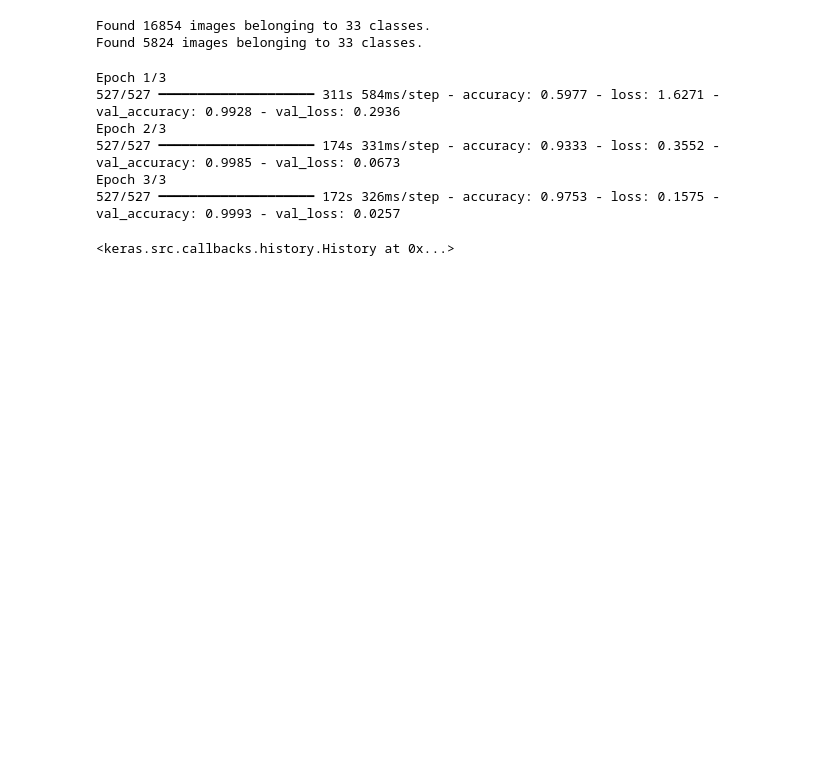
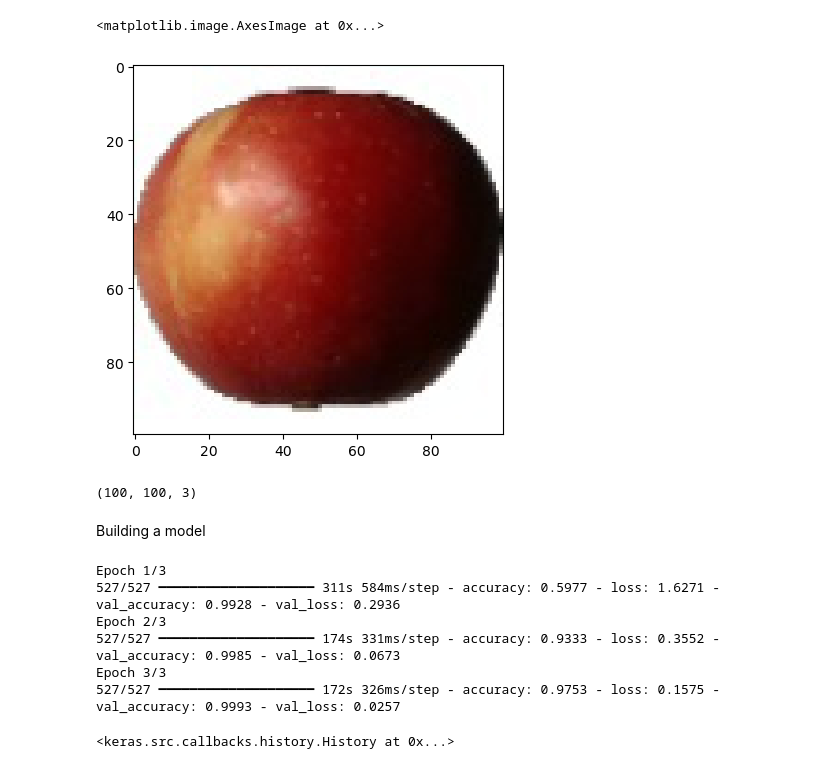
Before and after one commit to J4QK2/FruitClassifier, a Jupyter notebook: FruitsClassifier.ipynb, the cells around one changed output. Drawn from its saved outputs; the diff is of its cells as text; code cells hidden in the pictures; blank space fills up the shorter version.

```diff
--- a/FruitsClassifier.ipynb
+++ b/FruitsClassifier.ipynb
@@ -7,27 +13,20 @@ from tensorflow.keras.preprocessing.image import ImageDataGenerator
 # %%
-img_width = (224, 224)
-batch_size = 32
+batch_size = 64
 
-datagen = ImageDataGenerator(rescale=1./255)
+train_data = "C:/Users/J4qk/Desktop/work/DataScience/IntelligentSystems/Classification/FruitClassifier/dataset/train/train/"
 
-train_data = datagen.flow_from_directory(
-    'dataset/train/train',
-    target_size = img_width,
-    batch_size = batch_size,
-    class_mode = "categorical"
-)
-
-val_data = datagen.flow_from_directory(
-    'dataset/val',
-    target_size = img_width,
-    batch_size = batch_size,
-    class_mode = "categorical"
-)
+test_data = "C:/Users/J4qk/Desktop/work/DataScience/IntelligentSystems/Classification/FruitClassifier/dataset/test/test/"
-# %% [output]
-Found 16854 images belonging to 33 classes.
-Found 5824 images belonging to 33 classes.
+# %%
+img = load_img(train_data + "/Apple Braeburn/Apple Braeburn_10.jpg")
+plt.imshow(img)
+# %% [output]
+<matplotlib.image.AxesImage at 0x...>
+[figure, added]
 # %%
-from tensorflow.keras.applications import MobileNetV2
-from tensorflow.keras import models, layers
-from tensorflow.keras.optimizers import Adam
+imgA = img_to_array(img)
+print(imgA.shape)
+# %% [output]
+(100, 100, 3)
+# %% [markdown]
+Building a model
 # %%
```
Also changed, not shown: parts of 3 cells of this notebook.
